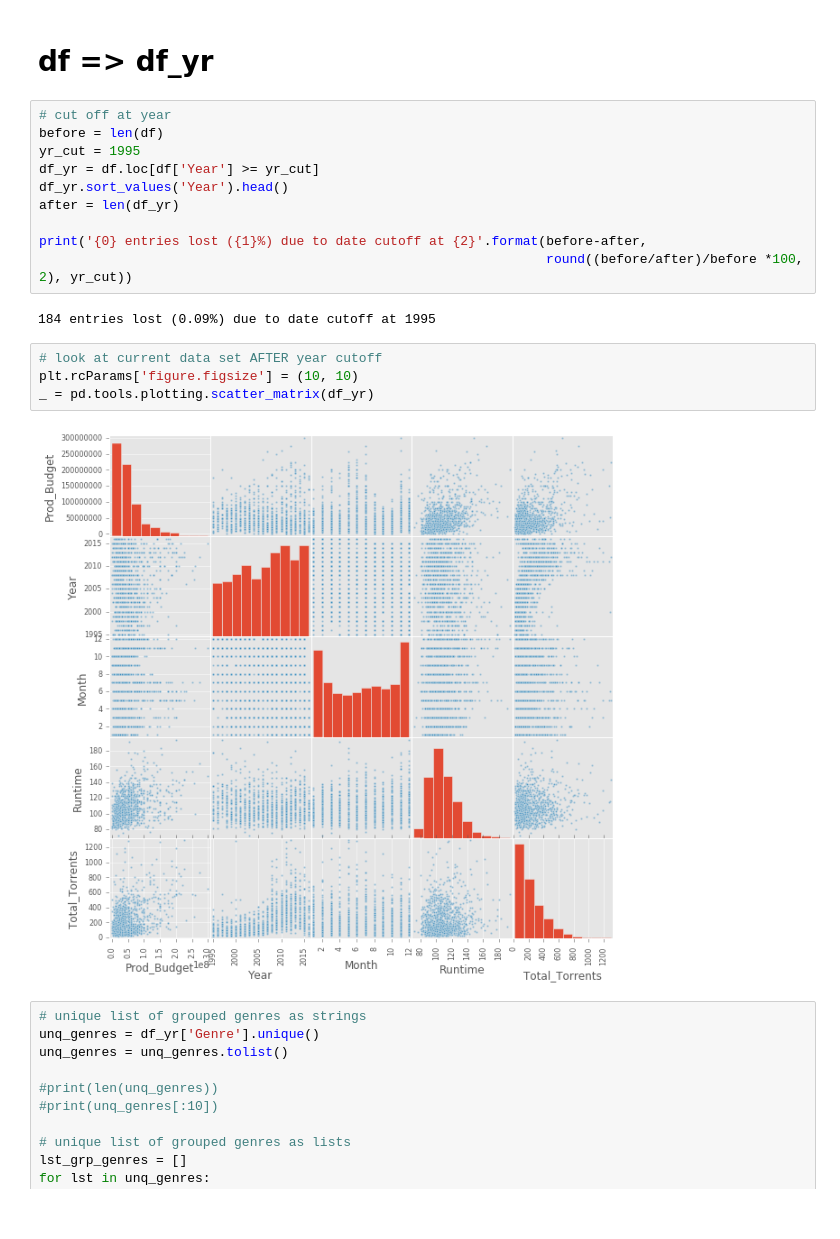
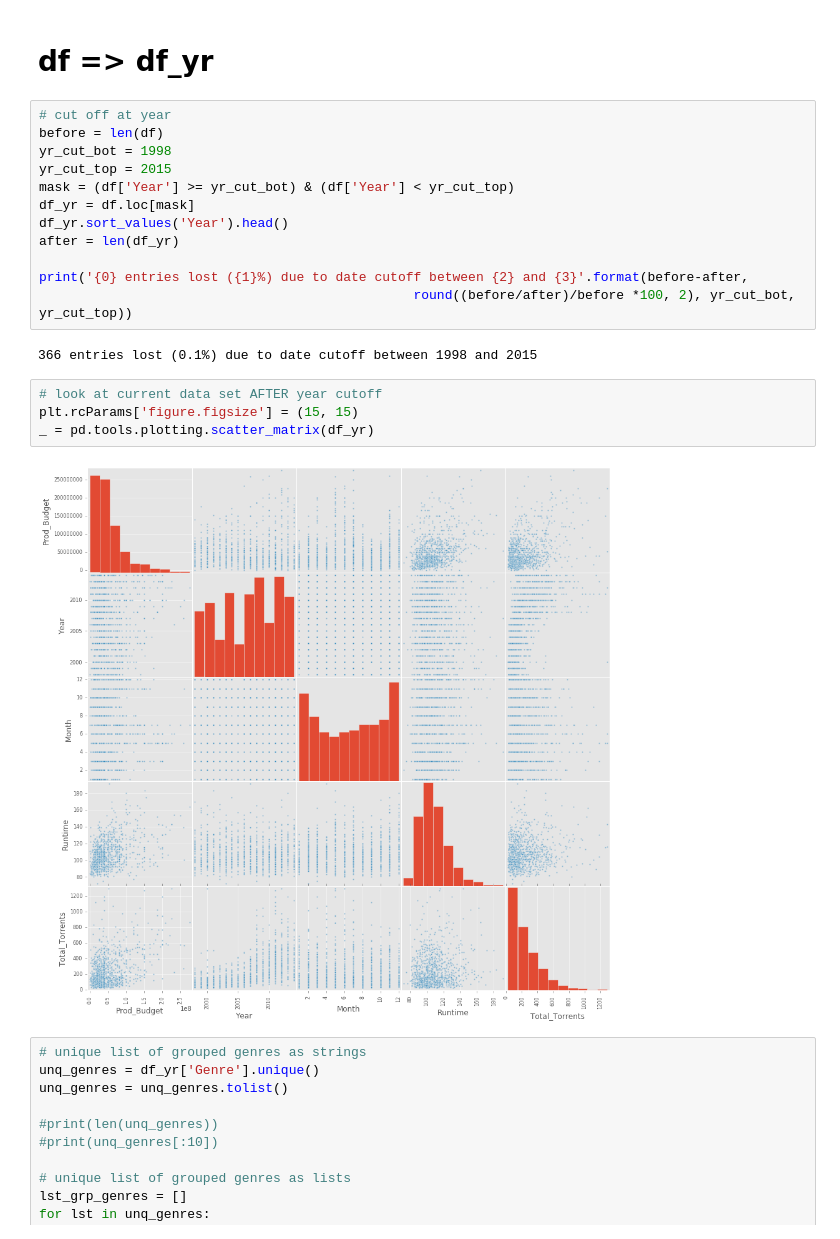
Before and after one commit to bryantbiggs/movie_torrents, a Jupyter notebook: Total_Analysis1.ipynb, the cells around one changed output. Saved outputs shown, nothing was run; the diff lists cells and outputs as text.

```diff
--- a/Total_Analysis1.ipynb
+++ b/Total_Analysis1.ipynb
@@ -92,21 +90,23 @@ plt.show()
 # %%
 # cut off at year
 before = len(df)
-yr_cut = 1995
-df_yr = df.loc[df['Year'] >= yr_cut]
+yr_cut_bot = 1998
+yr_cut_top = 2015
+mask = (df['Year'] >= yr_cut_bot) & (df['Year'] < yr_cut_top)
+df_yr = df.loc[mask]
 df_yr.sort_values('Year').head()
 after = len(df_yr)
 
-print('{0} entries lost ({1}%) due to date cutoff at {2}'.format(before-after,
-                                                                 round((before/after)/before *100, 2), yr_cut))
+print('{0} entries lost ({1}%) due to date cutoff between {2} and {3}'.format(before-after,
+                                                round((before/after)/before *100, 2), yr_cut_bot, yr_cut_top))
 # %% [output]
-184 entries lost (0.09%) due to date cutoff at 1995
+366 entries lost (0.1%) due to date cutoff between 1998 and 2015
 # %%
 # look at current data set AFTER year cutoff
-plt.rcParams['figure.figsize'] = (10, 10)
+plt.rcParams['figure.figsize'] = (15, 15)
 _ = pd.tools.plotting.scatter_matrix(df_yr)
 # %% [output]
-[figure, old version]
+[figure, new version]
 # %%
 # unique list of grouped genres as strings
 unq_genres = df_yr['Genre'].unique()
```
Also changed, not shown: parts of 11 cells of this notebook.
